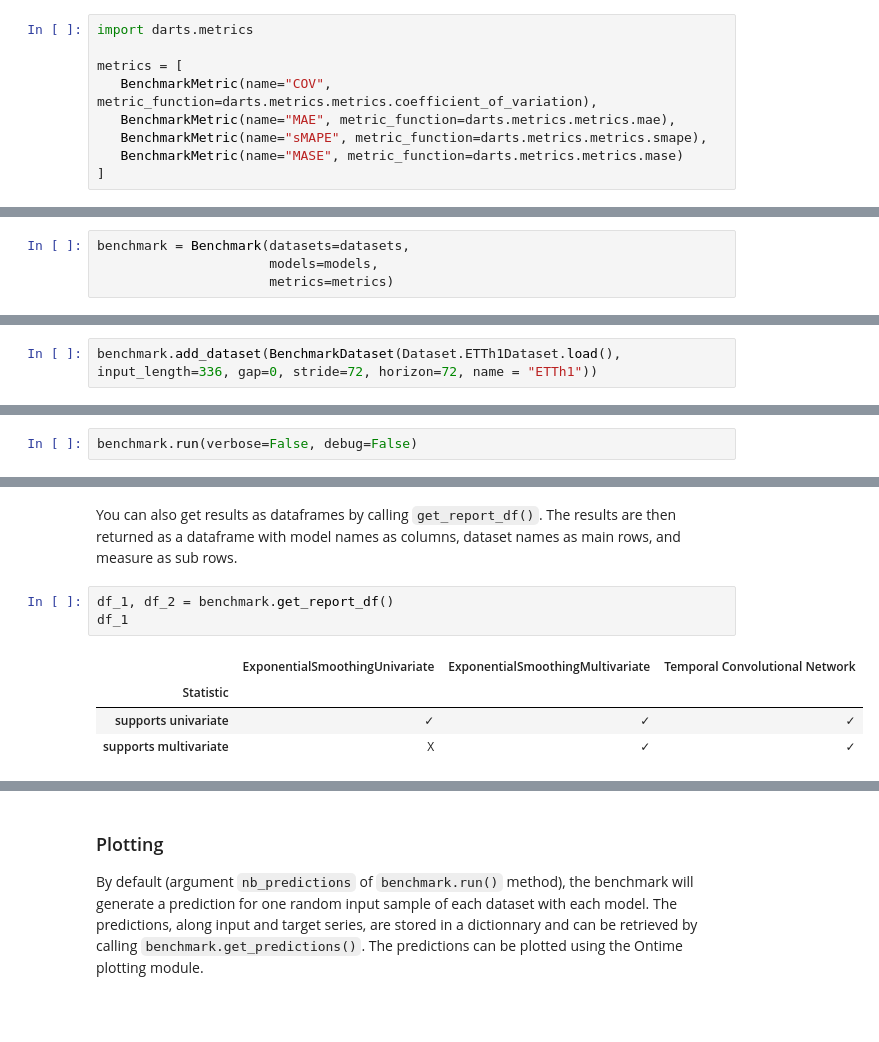
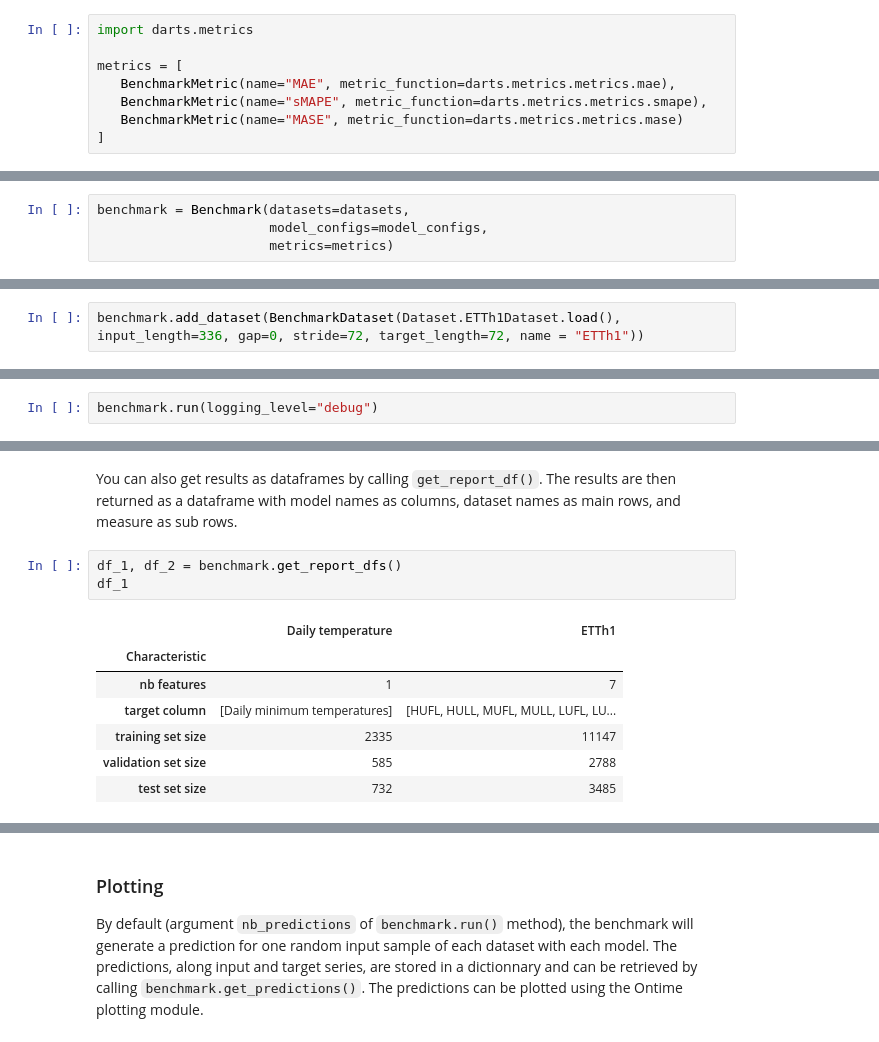
Before and after one commit to ontime-re/ontime, a Jupyter notebook: docs/user_guide/1_module/3-benchmarking/3.0-benchmarking.ipynb, the cells around one changed output, grey strips where cells are left out. Drawn from its saved outputs; the diff is of its cells as text; blank space fills up the shorter version.

Commit message:
fix imports in benchmark package. Debug benchmark, resulting in some fixes in some modules. Benchmark is now running succesfully and we get the expected results.

```diff
--- a/docs/user_guide/1_module/3-benchmarking/3.0-benchmarking.ipynb
+++ b/docs/user_guide/1_module/3-benchmarking/3.0-benchmarking.ipynb
@@ -57,7 +59,6 @@ Metrics must be given to the `BenchmarkMetric` constructor. If the function can'
 import darts.metrics
 
 metrics = [
-   BenchmarkMetric(name="COV", metric_function=darts.metrics.metrics.coefficient_of_variation),
    BenchmarkMetric(name="MAE", metric_function=darts.metrics.metrics.mae),
    BenchmarkMetric(name="sMAPE", metric_function=darts.metrics.metrics.smape),
    BenchmarkMetric(name="MASE", metric_function=darts.metrics.metrics.mase)
@@ -66,10 +67,10 @@ metrics = [
 ## Creating and running a Benchmark
 # %%
 benchmark = Benchmark(datasets=datasets,
-                      models=models,
+                      model_configs=model_configs,
                       metrics=metrics)
 # %% [markdown]
 Datasets, models and metrics can also be added after instanciation. This allows to name datasets.
 # %%
-benchmark.add_dataset(BenchmarkDataset(Dataset.ETTh1Dataset.load(), input_length=336, gap=0, stride=72, horizon=72, name = "ETTh1"))
+benchmark.add_dataset(BenchmarkDataset(Dataset.ETTh1Dataset.load(), input_length=336, gap=0, stride=72, target_length=72, name = "ETTh1"))
 # %% [markdown]
@@ -77,3 +78,3 @@ Once the models and datasets have been added, the `run()` method will train inst
 # %%
-benchmark.run(verbose=False, debug=False)
+benchmark.run(logging_level="debug")
 # %% [output]
@@ -112,13 +125,16 @@ metrics: {'COV': 106.37437157863131, 'MAE': 2.874790154412025, 'sMAPE': 84.98989
 # %% [markdown]
 You can also get results as dataframes by calling `get_report_df()`. The results are then returned as a dataframe with model names as columns, dataset names as main rows, and measure as sub rows.
 # %%
-df_1, df_2 = benchmark.get_report_df()
+df_1, df_2 = benchmark.get_report_dfs()
 df_1
 # %% [output]
-|  | ExponentialSmoothingUnivariate | ExponentialSmoothingMultivariate | Temporal Convolutional Network |
-| Statistic |  |  |  |
-| supports univariate | ✓ | ✓ | ✓ |
-| supports multivariate | X | ✓ | ✓ |
+|  | Daily temperature | ETTh1 |
+| Characteristic |  |  |
+| nb features | 1 | 7 |
+| target column | [Daily minimum temperatures] | [HUFL, HULL, MUFL, MULL, LUFL, LU... |
+| training set size | 2335 | 11147 |
+| validation set size | 585 | 2788 |
+| test set size | 732 | 3485 |
 # %%
 df_2
 # %% [output]
```
Also changed, not shown: parts of 11 cells of this notebook, 7 other files.
